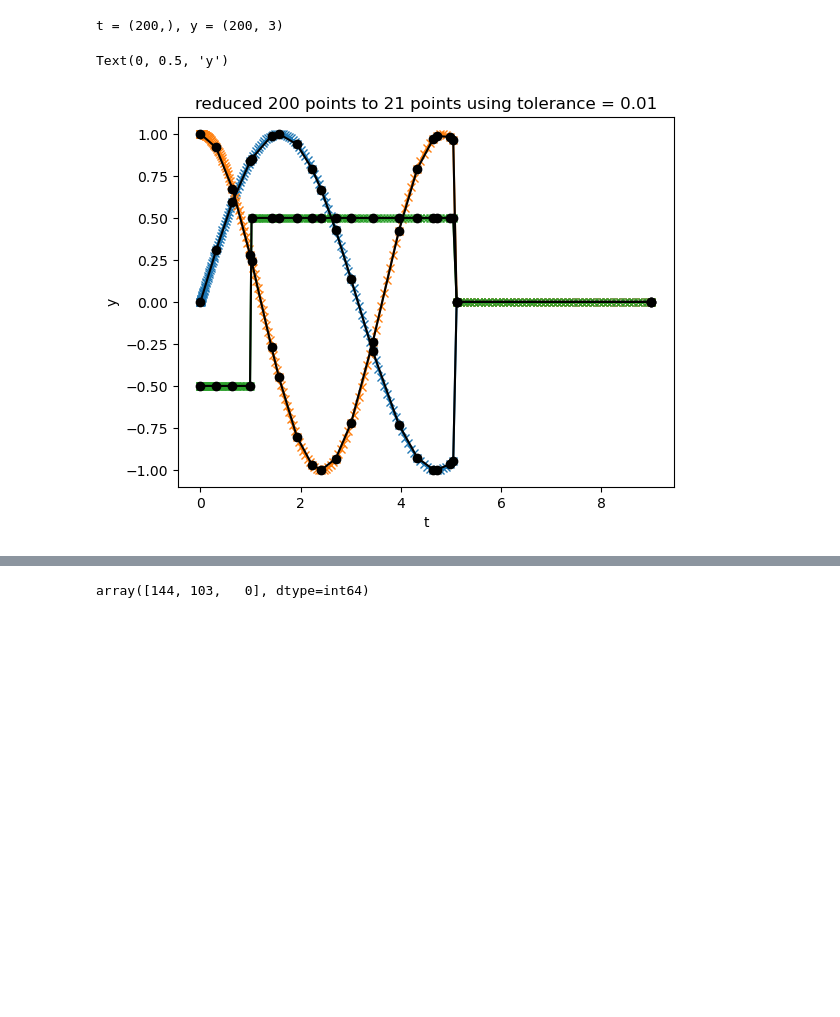
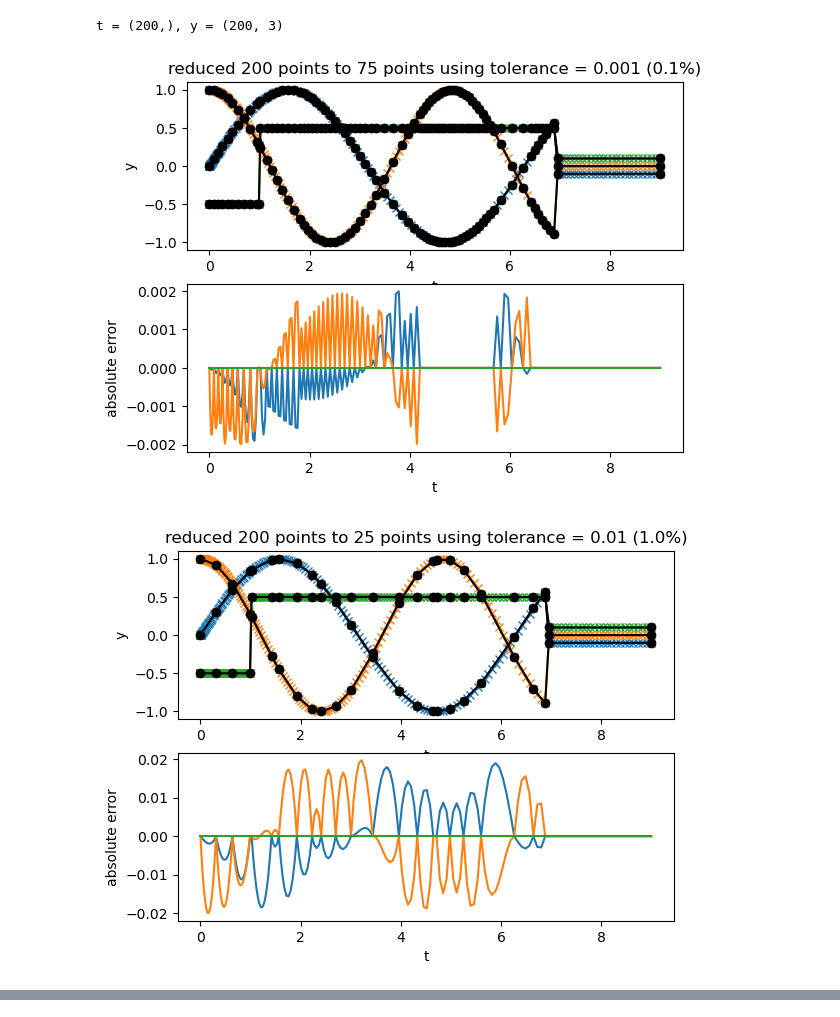
Before and after one commit to Shroff20/RDP, a Jupyter notebook: rdp_demo.ipynb, the cells around one changed output, grey strips where cells are left out. Saved outputs shown, nothing was run; the diff lists cells and outputs as text; code cells hidden in the pictures; blank space fills up the shorter version.

```diff
--- a/rdp_demo.ipynb
+++ b/rdp_demo.ipynb
@@ -74,16 +85,21 @@ def get_crit_points(t, y, tolerance = 0.01, normalize = True, include_global_ext
 # %%
 t, y = make_fake_data()
-tolerance = 0.01
 
-I_crit = get_crit_points(t, y, tolerance =tolerance)
+for tolerance in [0.001, 0.01, 0.1]:
 
-fig, ax = plt.subplots()
-ax.plot(t, y, marker = 'x')
-ax.plot(t[I_crit], y[I_crit], marker = 'o', color = 'k')
-ax.set_title(f'reduced {y.shape[0]} points to {np.sum(I_crit)} points using tolerance = {tolerance}')
-ax.set_xlabel('t')
-ax.set_ylabel('y')
+    I_crit = get_crit_points(t, y, tolerance = tolerance)
+    error = calculate_linear_interp_error(t, y, I_crit)
+
+    fig, ax = plt.subplots(2, 1)
+    ax[0].plot(t, y, marker = 'x',)
+    ax[0].plot(t[I_crit], y[I_crit], marker = 'o', color = 'k')
+    ax[0].set_title(f'reduced {y.shape[0]} points to {np.sum(I_crit)} points using tolerance = {tolerance} ({tolerance*100:.1f}%)')
+    ax[0].set_xlabel('t')
+    ax[0].set_ylabel('y')
+    ax[1].plot(t, error)
+    ax[1].set_xlabel('t')
+    ax[1].set_ylabel('absolute error')
 # %% [output]
 t = (200,), y = (200, 3)
-Text(0, 0.5, 'y')
-[figure, old version]
+[figure, new version]
+[figure, added]
@@ -90,5 +106,0 @@ Text(0, 0.5, 'y')
-# %%
-np.argmax(y, axis=0)
-np.argmin(y, axis=0)
-# %% [output]
-array([144, 103,   0], dtype=int64)
```
Also changed, not shown: parts of 2 cells of this notebook.
